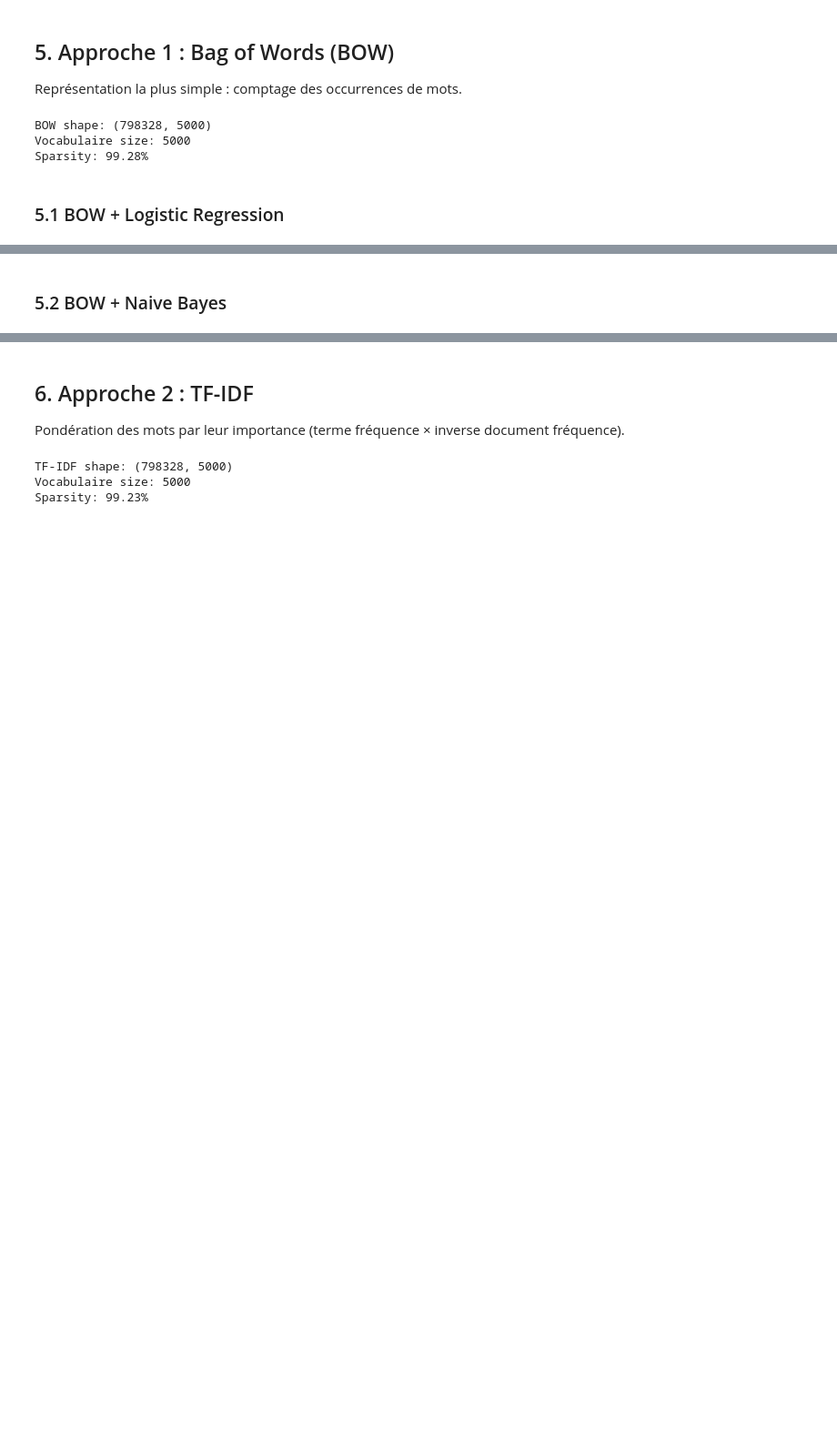
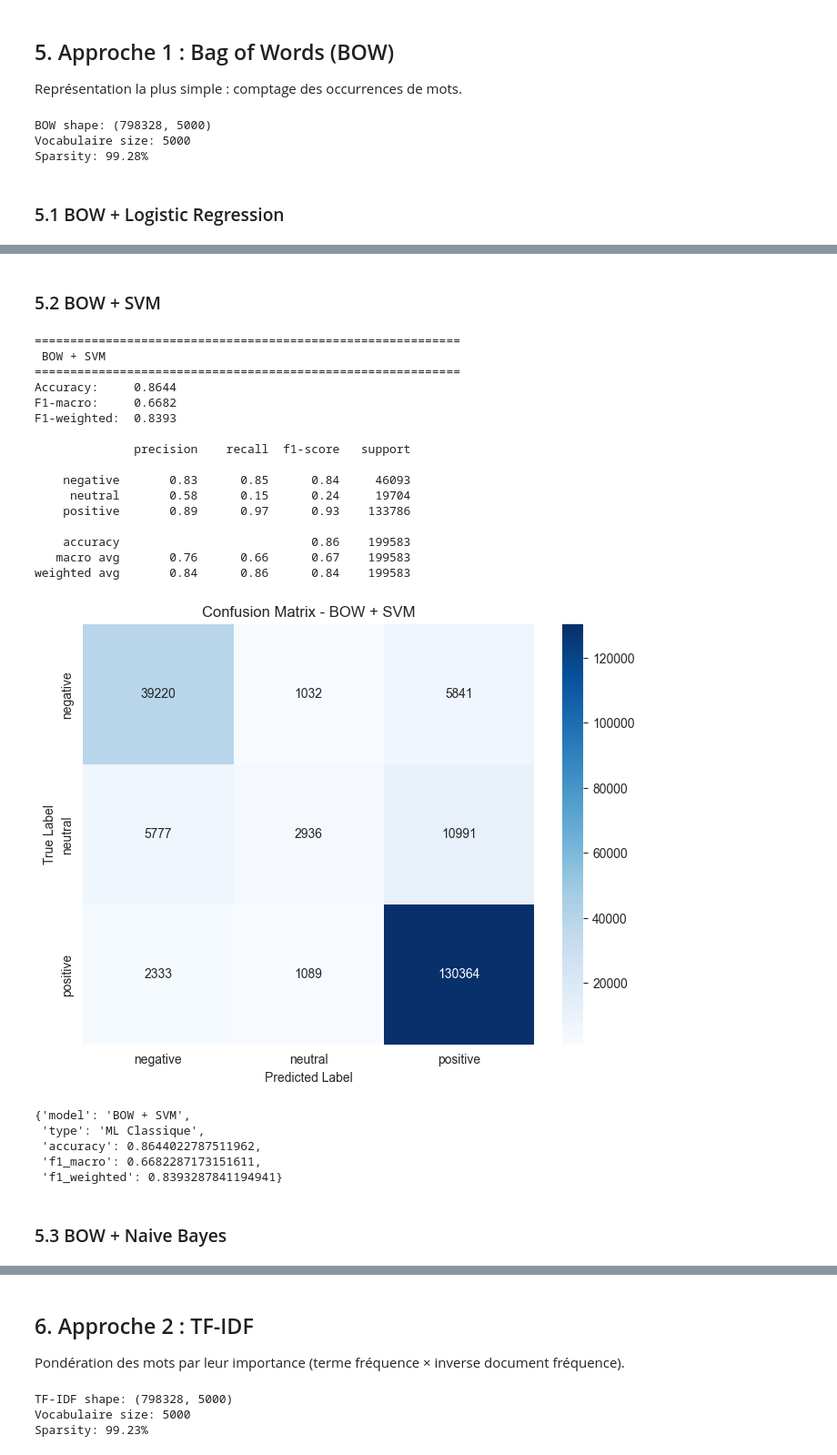
Before and after one commit to Apalian/Analyse-intelligente-des-avis-Yelp-avec-ML, a Jupyter notebook: notebooks/04_ml_classique.ipynb, the cells around one changed output, grey strips where cells are left out. Shown at 91% size. Saved outputs shown, nothing was run; the diff lists cells and outputs as text; code cells hidden in the pictures; blank space fills up the shorter version.

```diff
--- a/notebooks/04_ml_classique.ipynb
+++ b/notebooks/04_ml_classique.ipynb
@@ -292,5 +180,38 @@ weighted avg       0.87      0.82      0.84    199583
+# %% [markdown]
+### 5.2 BOW + SVM
+# %%
+svm_bow = LinearSVC(
+    max_iter=2000,
+    random_state=RANDOM_STATE
+)
+
+svm_bow.fit(X_train_bow, y_train_pol)
+evaluate_model(svm_bow, X_test_bow, y_test_pol, "BOW + SVM")
+# %% [output]
+============================================================
+ BOW + SVM
+============================================================
+Accuracy:     0.8644
+F1-macro:     0.6682
+F1-weighted:  0.8393
+
+              precision    recall  f1-score   support
+
+    negative       0.83      0.85      0.84     46093
+     neutral       0.58      0.15      0.24     19704
+    positive       0.89      0.97      0.93    133786
+
+    accuracy                           0.86    199583
+   macro avg       0.76      0.66      0.67    199583
+weighted avg       0.84      0.86      0.84    199583
+[figure, added]
+{'model': 'BOW + SVM',
+ 'type': 'ML Classique',
+ 'accuracy': 0.8644022787511962,
+ 'f1_macro': 0.6682287173151611,
+ 'f1_weighted': 0.8393287841194941}
 # %% [markdown]
-### 5.2 BOW + Naive Bayes
+### 5.3 BOW + Naive Bayes
 # %%
 nb_bow = MultinomialNB()
 nb_bow.fit(X_train_bow, y_train_pol)
```
Also changed, not shown: parts of 35 cells of this notebook, 6 other files.
